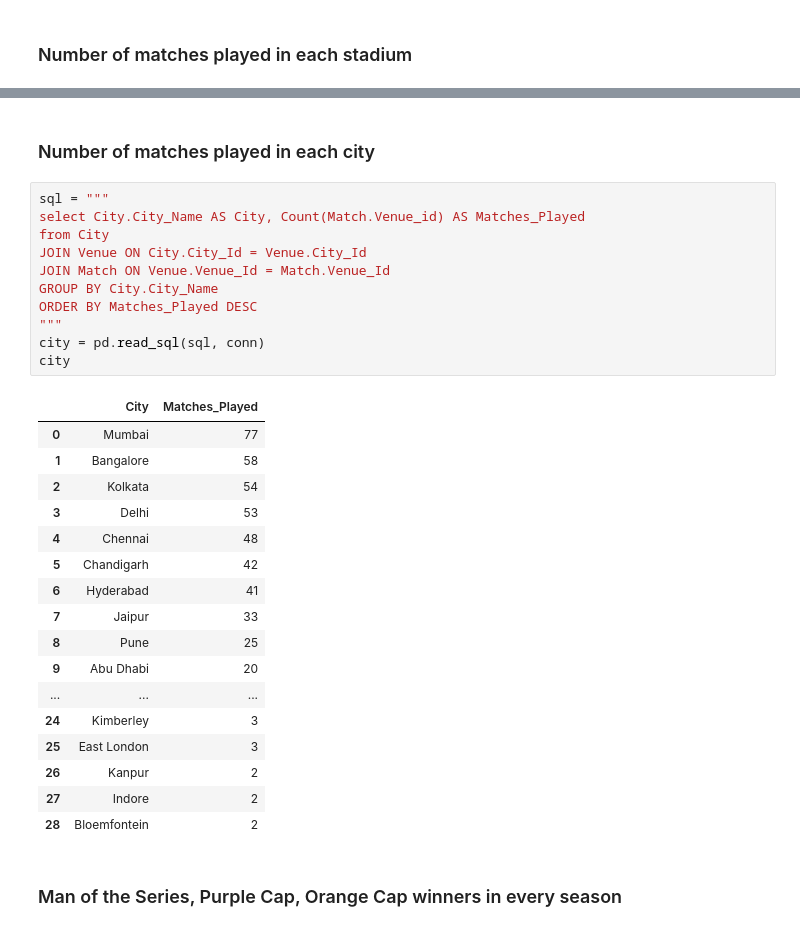
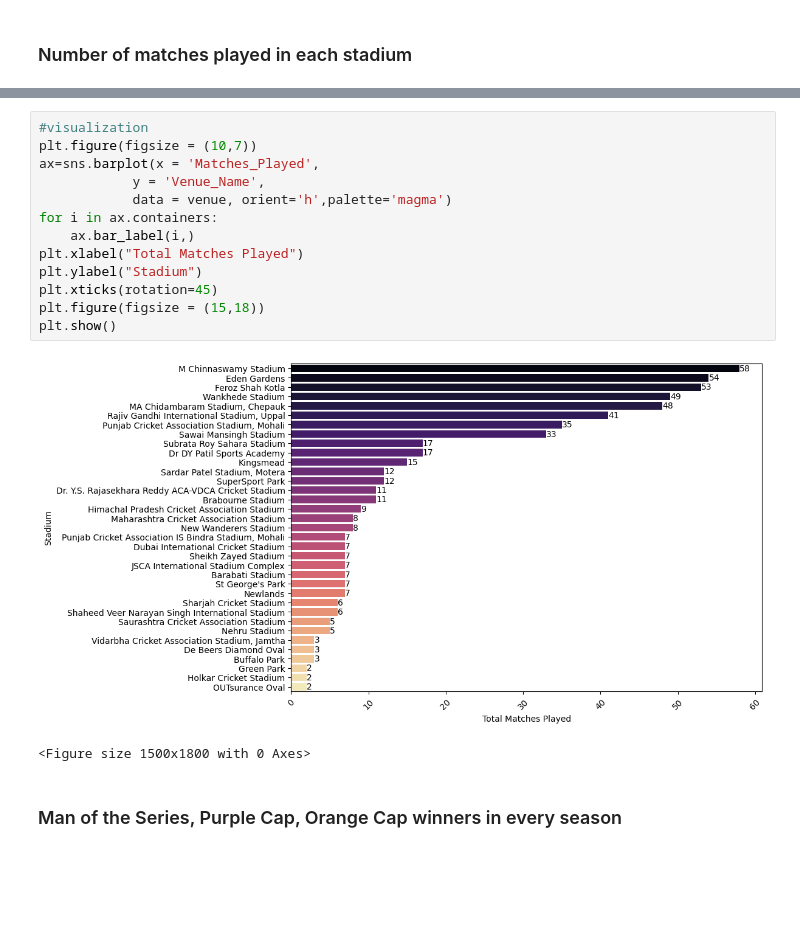
Before and after one commit to tambeyash/IPL---Analysis-using-SQL, a Jupyter notebook: IPL - SQL.ipynb, the cells around one changed output, grey strips where cells are left out. Cells and saved outputs as stored; diff of their text form; blank space fills up the shorter version.

Commit message:
Added visualizations

```diff
--- a/IPL - SQL.ipynb
+++ b/IPL - SQL.ipynb
@@ -66,34 +54,19 @@ venue
-# %% [markdown]
-### Number of matches played in each city
-# %%
-sql = """
-select City.City_Name AS City, Count(Match.Venue_id) AS Matches_Played
-from City
-JOIN Venue ON City.City_Id = Venue.City_Id
-JOIN Match ON Venue.Venue_Id = Match.Venue_Id
-GROUP BY City.City_Name
-ORDER BY Matches_Played DESC
-"""
-city = pd.read_sql(sql, conn)
-city
-# %% [output]
-|  | City | Matches_Played |
-| 0 | Mumbai | 77 |
-| 1 | Bangalore | 58 |
-| 2 | Kolkata | 54 |
-| 3 | Delhi | 53 |
-| 4 | Chennai | 48 |
-| 5 | Chandigarh | 42 |
-| 6 | Hyderabad | 41 |
-| 7 | Jaipur | 33 |
-| 8 | Pune | 25 |
-| 9 | Abu Dhabi | 20 |
-| ... | ... | ... |
-| 24 | Kimberley | 3 |
-| 25 | East London | 3 |
-| 26 | Kanpur | 2 |
-| 27 | Indore | 2 |
-| 28 | Bloemfontein | 2 |
+# %%
+#visualization
+plt.figure(figsize = (10,7))
+ax=sns.barplot(x = 'Matches_Played',
+            y = 'Venue_Name',
+            data = venue, orient='h',palette='magma')
+for i in ax.containers:
+    ax.bar_label(i,)
+plt.xlabel("Total Matches Played")
+plt.ylabel("Stadium")
+plt.xticks(rotation=45)
+plt.figure(figsize = (15,18))
+plt.show()
+# %% [output]
+[figure, added]
+<Figure size 1500x1800 with 0 Axes>
 # %% [markdown]
 ### Man of the Series, Purple Cap, Orange Cap winners in every season
 # %%
```
Also changed, not shown: parts of 21 cells of this notebook.
